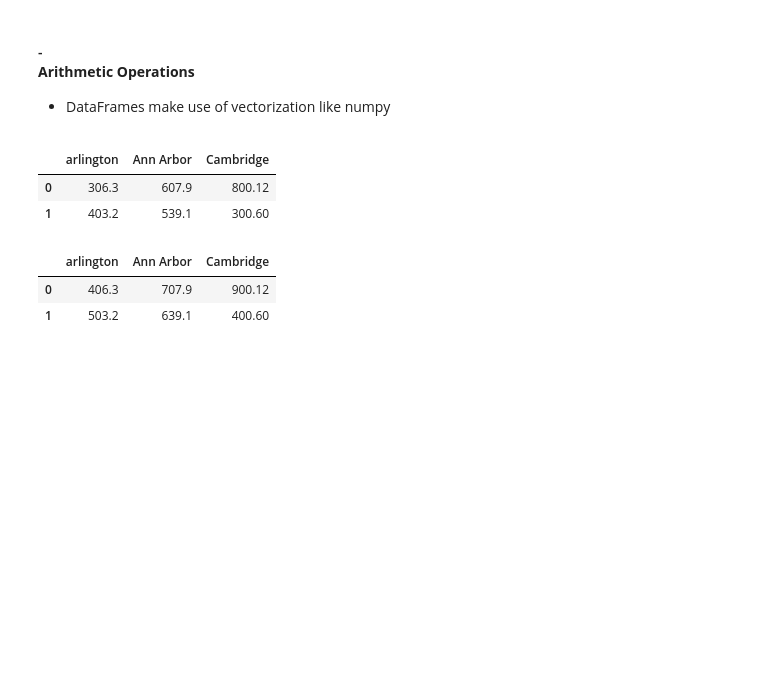
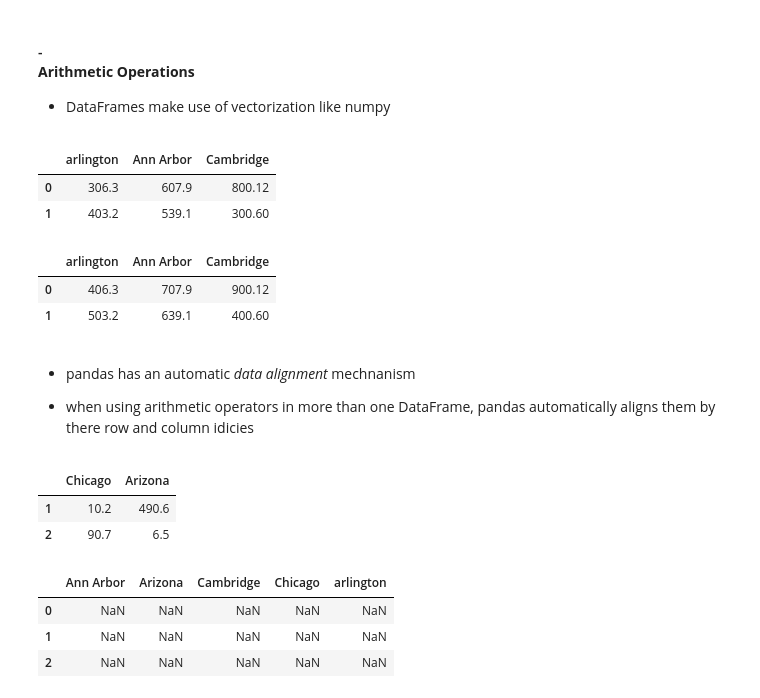
Before and after one commit to 1bMedina/ite140, a Jupyter notebook: notebooks/chapter5.ipynb, the cells around one changed output. Drawn from its saved outputs; the diff is of its cells as text; code cells hidden in the pictures; blank space fills up the shorter version.

```diff
--- a/notebooks/chapter5.ipynb
+++ b/notebooks/chapter5.ipynb
@@ -572,3 +572,22 @@ rainfall +100
 |  | arlington | Ann Arbor | Cambridge |
 | 0 | 406.3 | 707.9 | 900.12 |
 | 1 | 503.2 | 639.1 | 400.60 |
+# %% [markdown]
+- <p style="font-family: monospace, monaco;"> pandas has an automatic <em>data alignment</em> mechnanism</p>
+- <p style="font-family: monospace, monaco;"> when using arithmetic operators in more than one DataFrame, pandas automatically aligns them by there row and column idicies </p>
+# %%
+more_rainfall = pd.DataFrame(data=[[10.2, 490.6], [90.7, 6.5]],
+                                   index=[1,2],
+                                   columns=["Chicago", "Arizona"])
+more_rainfall
+# %% [output]
+|  | Chicago | Arizona |
+| 1 | 10.2 | 490.6 |
+| 2 | 90.7 | 6.5 |
+# %%
+rainfall + more_rainfall
+# %% [output]
+|  | Ann Arbor | Arizona | Cambridge | Chicago | arlington |
+| 0 | NaN | NaN | NaN | NaN | NaN |
+| 1 | NaN | NaN | NaN | NaN | NaN |
+| 2 | NaN | NaN | NaN | NaN | NaN |
```
Also changed, not shown: parts of 32 cells of this notebook, 1 other file.
